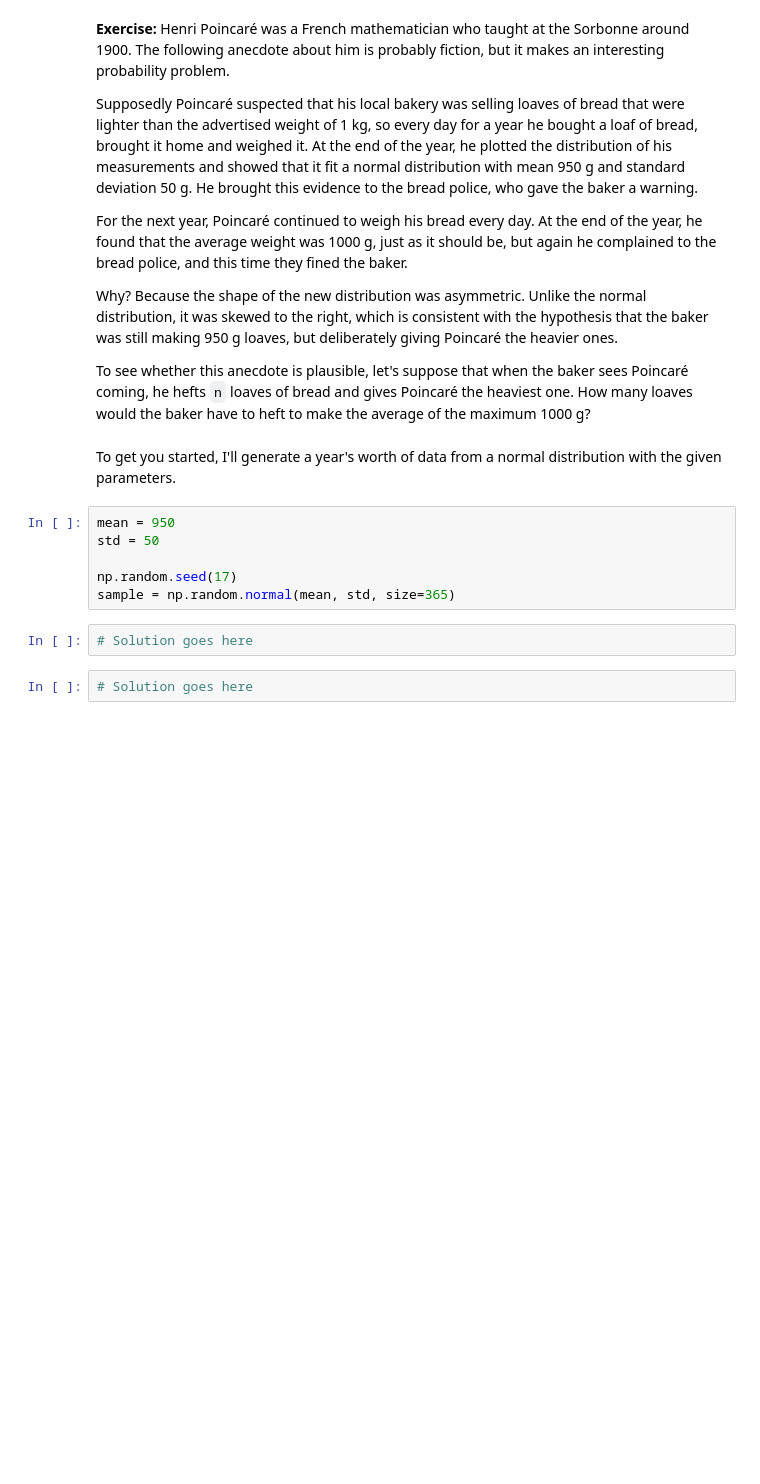
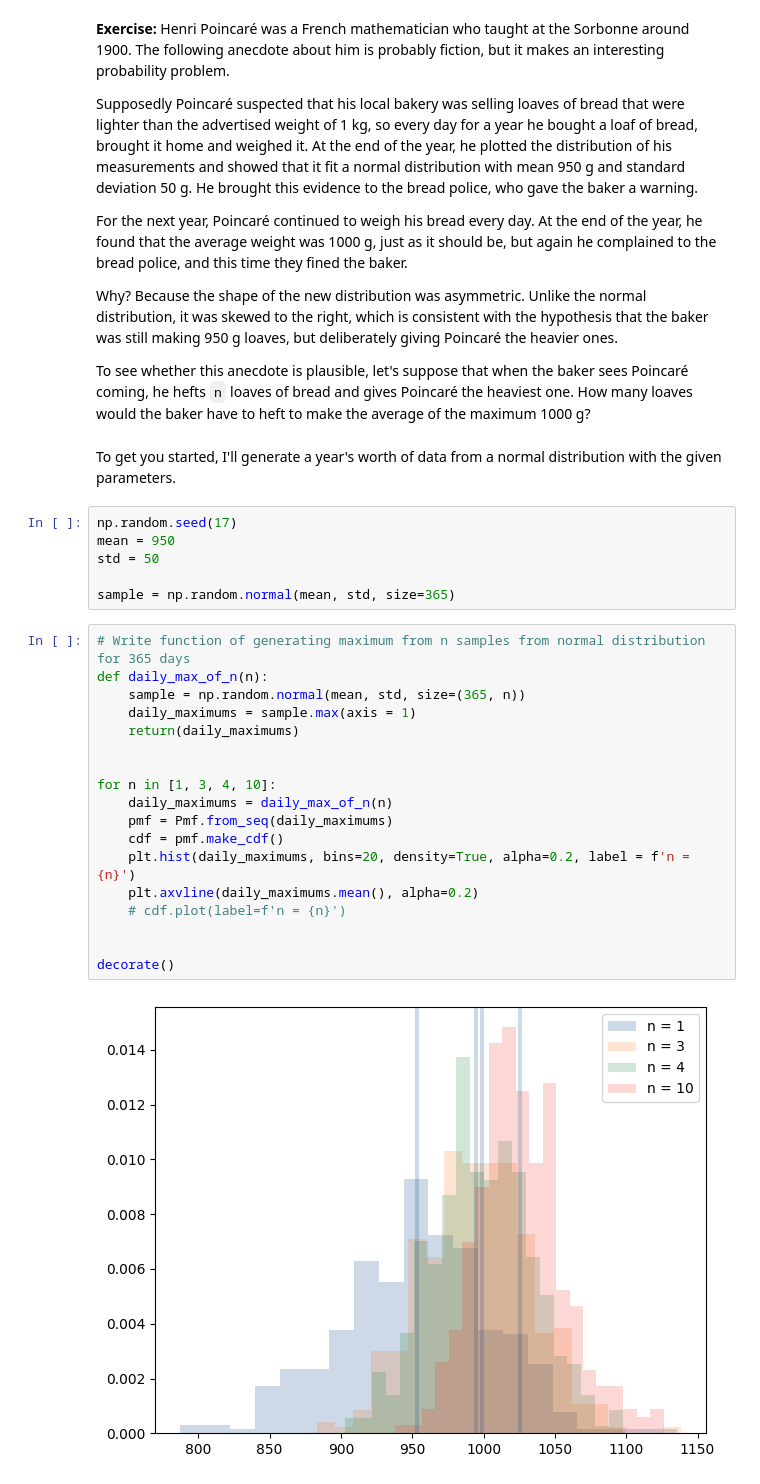
Before and after one commit to mat-ej/ThinkBayes2, a Jupyter notebook: notebooks/chap07.ipynb, the cells around one changed output. Cells and saved outputs as stored; diff of their text form; blank space fills up the shorter version.

```diff
--- a/notebooks/chap07.ipynb
+++ b/notebooks/chap07.ipynb
@@ -1196,12 +1196,28 @@ To see whether this anecdote is plausible, let's suppose that when the baker see
 # %% [markdown]
 To get you started, I'll generate a year's worth of data from a normal distribution with the given parameters.
 # %%
+np.random.seed(17)
 mean = 950
 std = 50
 
-np.random.seed(17)
 sample = np.random.normal(mean, std, size=365)
-# %%
-# Solution goes here
-# %%
-# Solution goes here
+# %%
+# Write function of generating maximum from n samples from normal distribution for 365 days
+def daily_max_of_n(n):
+    sample = np.random.normal(mean, std, size=(365, n))
+    daily_maximums = sample.max(axis = 1)
+    return(daily_maximums)
+
+
+for n in [1, 3, 4, 10]:
+    daily_maximums = daily_max_of_n(n)
+    pmf = Pmf.from_seq(daily_maximums)
+    cdf = pmf.make_cdf()
+    plt.hist(daily_maximums, bins=20, density=True, alpha=0.2, label = f'n = {n}')
+    plt.axvline(daily_maximums.mean(), alpha=0.2)
+    # cdf.plot(label=f'n = {n}')
+
+
+decorate()
+# %% [output]
+[figure, added]
```
Also changed, not shown: parts of 11 cells of this notebook, 2 other files.
